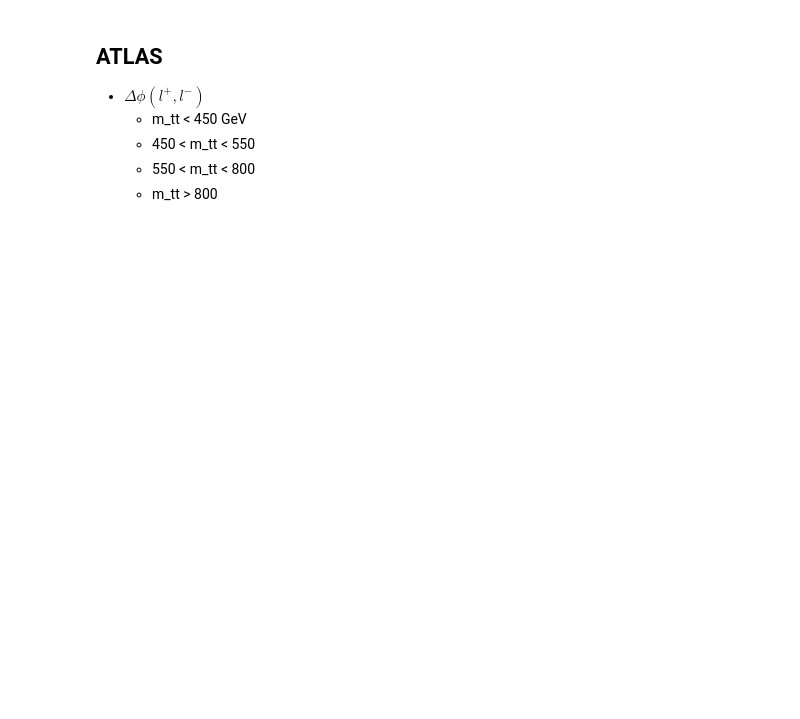
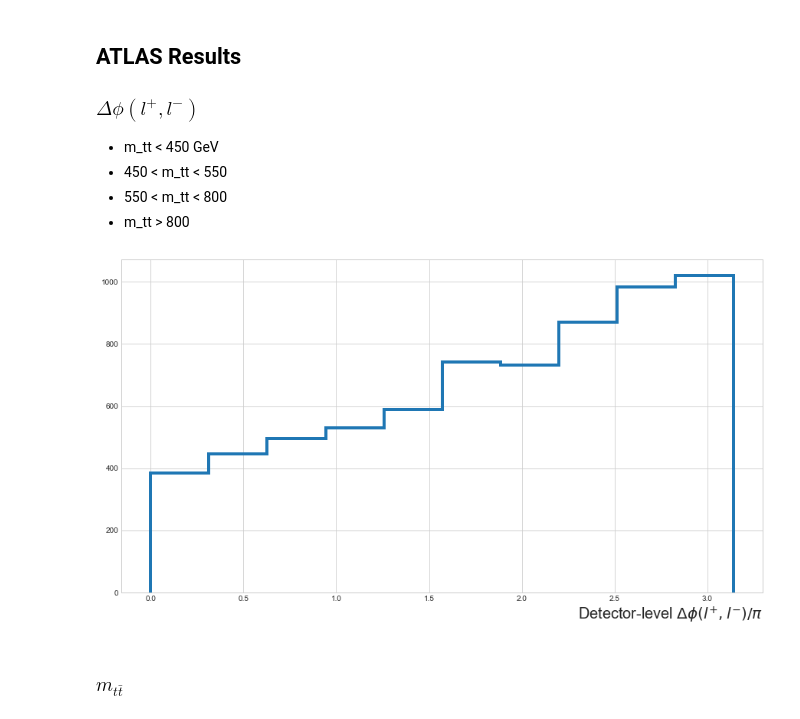
Before and after one commit to cmpatino/optimal-observables, a Jupyter notebook: consistency_checks/Observables.ipynb, the cells around one changed output. Cells and saved outputs as stored; diff of their text form; code cells hidden in the pictures; blank space fills up the shorter version.

```diff
--- a/consistency_checks/Observables.ipynb
+++ b/consistency_checks/Observables.ipynb
@@ -20,9 +22,10 @@ for batch_idx in range(10):
 
 arrays = {name: np.concatenate(batches, axis=0) for name, batches in batches.items()}
 # %% [markdown]
-## ATLAS
-+ $\Delta \phi(l^{+}, l^{-})$
-    + m_tt < 450 GeV
-    + 450 < m_tt < 550
-    + 550 < m_tt < 800
-    + m_tt > 800
+## ATLAS Results
+### $\Delta \phi(l^{+}, l^{-})$
+
++ m_tt < 450 GeV
++ 450 < m_tt < 550
++ 550 < m_tt < 800
++ m_tt > 800
@@ -29,2 +36,16 @@ arrays = {name: np.concatenate(batches, axis=0) for name, batches in batches.ite
+# %%
+fig, ax = plt.subplots(figsize=(15, 8))
+fig.set_facecolor("white")
+ax.hist(dPhi_ll, histtype="step", linewidth=4)
+ax.set_xlabel(
+    u"Detector-level $\Delta\phi(l^{+}, l^{-})/\pi$",
+    fontsize=20,
+    horizontalalignment='right',
+    x=1.0
+);
+# %% [output]
+[figure, added]
+# %% [markdown]
+### $m_{t\bar{t}}$
 # %%
 m_tt = mass(arrays["p_top"]) + mass(arrays["p_tbar"])
```
Also changed, not shown: parts of 11 cells of this notebook.
